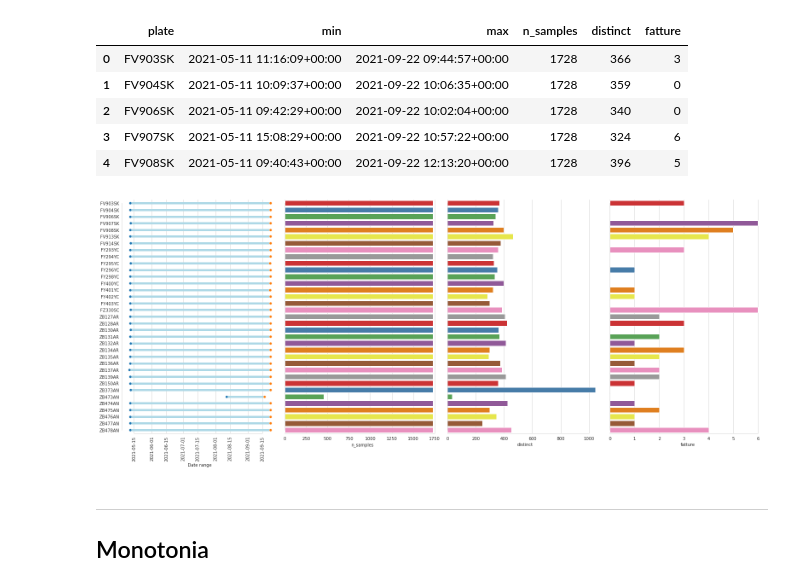
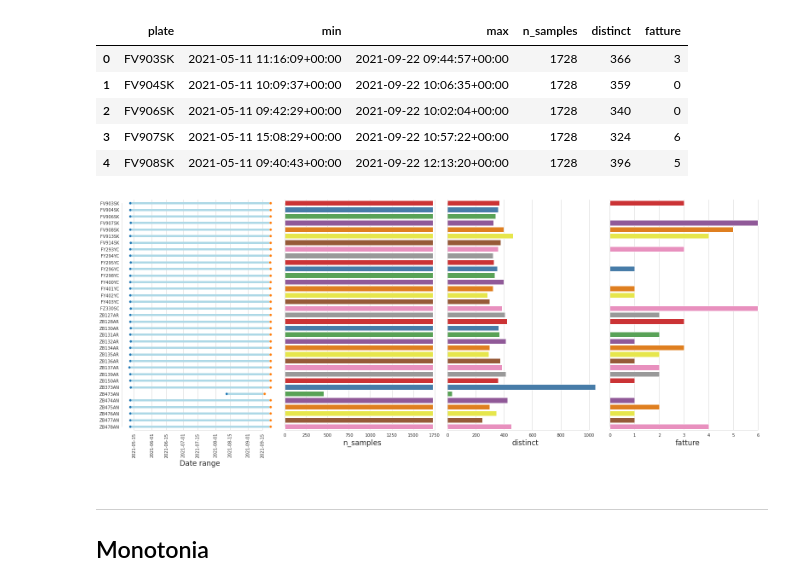
Before and after one commit to antonioalbanese/ai4trucks, a Jupyter notebook: movimatica_analysis.ipynb, the cells around one changed output. Drawn from its saved outputs; the diff is of its cells as text; code cells hidden in the pictures.

```diff
--- a/movimatica_analysis.ipynb
+++ b/movimatica_analysis.ipynb
@@ -213,23 +213,24 @@ report.head()
 # %%
 fig, ax = plt.subplots(1,4, figsize=(22,9), sharey=True)
 sns.scatterplot(data=report, x="min", y="plate", palette='Set1', ax=ax[0], zorder=4)
 sns.scatterplot(data=report, x="max", y="plate", palette='Set1', ax=ax[0], zorder=4)
 ax[0].hlines(data=report, y="plate", xmin="min", xmax="max", linewidth=5, color='lightblue')
 sns.barplot(data=report, x="n_samples", y="plate", palette='Set1', ax=ax[1])
 sns.barplot(data=report, x="distinct", y="plate", palette='Set1', ax=ax[2])
 sns.barplot(data=report, x="fatture", y="plate", palette='Set1', ax=ax[3])
 
 ax[0].tick_params(axis='x', rotation=90)
 ax[0].set_xlabel("Date range")
 for a in ax:
     a.set_ylabel("")
+    a.set_xlabel(a.get_xlabel(), size=17)
 #     a.grid(False)
     a.yaxis.grid(False)
     sns.despine(trim=True)
 
 plt.tight_layout()
 # %% [output]
-[figure, old version]
+[figure, new version]
 # %%
 df_MOV_vehicles = df_MOV_vehicles[df_MOV_vehicles.position_timestamp.dt.year==2021].drop('filename', axis=1).drop_duplicates()
 # %% [markdown]
```
Also changed, not shown: parts of 1 cell of this notebook, 2 other files.
